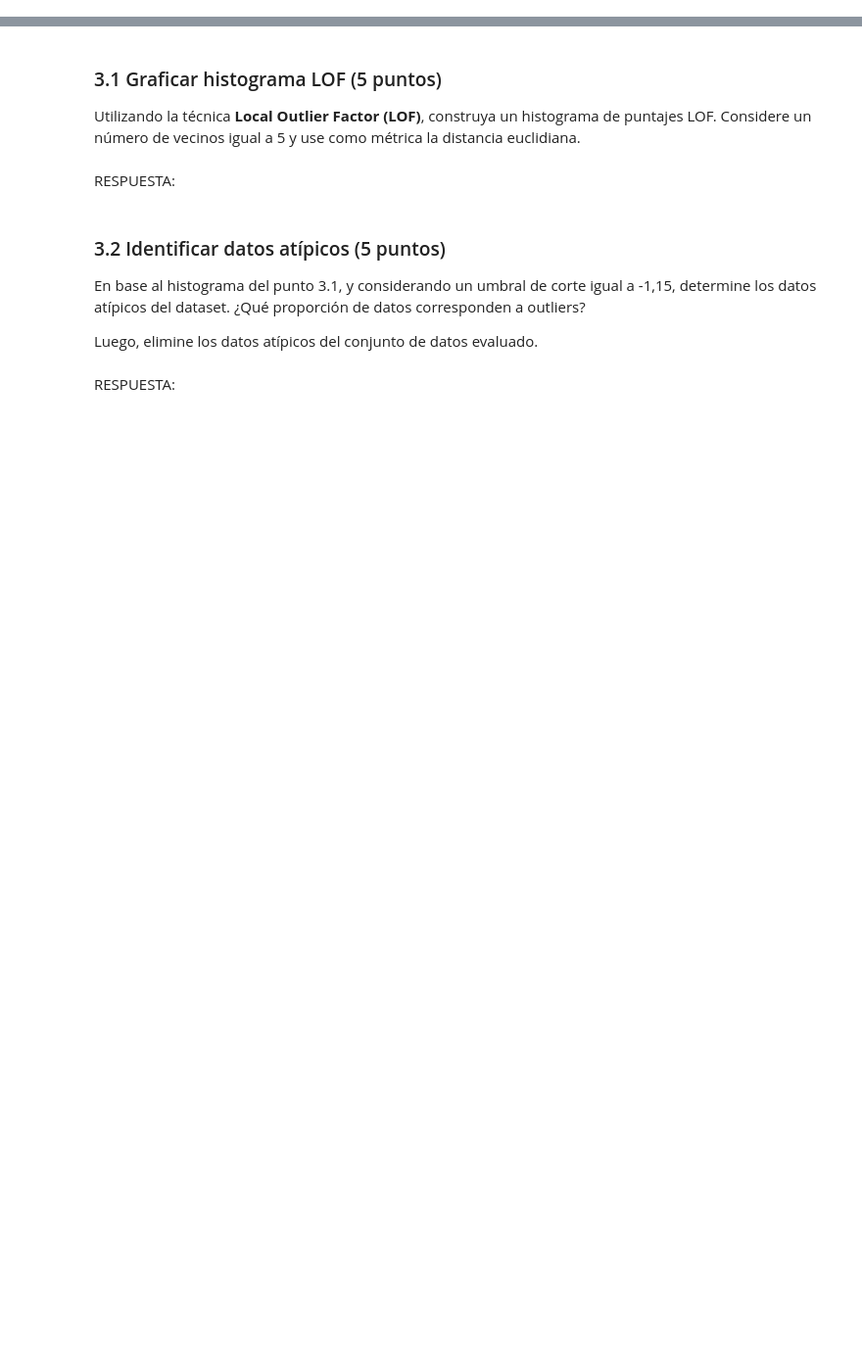
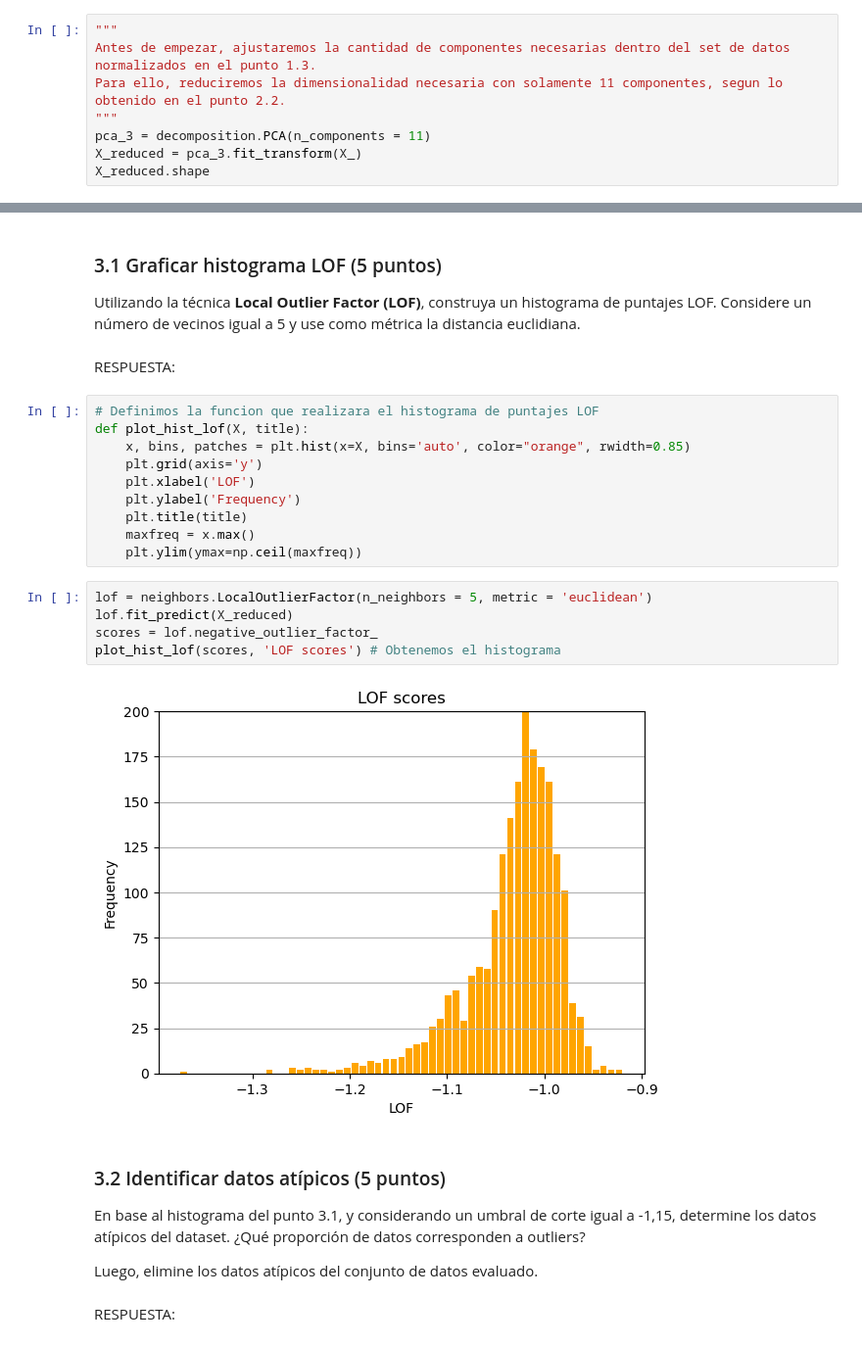
Before and after one commit to pedrozavalat/iic2433-tareas, a Jupyter notebook: t1/T1-IIC2433-PedroPabloZavalaTejos.ipynb, the cells around one changed output, grey strips where cells are left out. Shown: that part at 98% size. Drawn from its saved outputs; the diff is of its cells as text; blank space fills up the shorter version.

```diff
--- a/t1/T1-IIC2433-PedroPabloZavalaTejos.ipynb
+++ b/t1/T1-IIC2433-PedroPabloZavalaTejos.ipynb
@@ -392,3 +392,11 @@ plot_var_curve(pca_2.explained_variance_ratio_)
 ## Parte 3: Detección de outliers (10 puntos)
 # %% [markdown]
 En esta tercera parte se debe evaluar la existencia de outliers en el conjunto de datos que solo contiene variables cuantitativas. Para ello, debe trabajar con la matriz obtenida en el punto 2.2 (retiene el 90% de la varianza).
+# %%
+"""
+Antes de empezar, ajustaremos la cantidad de componentes necesarias dentro del set de datos normalizados en el punto 1.3.
+Para ello, reduciremos la dimensionalidad necesaria con solamente 11 componentes, segun lo obtenido en el punto 2.2.
+"""
+pca_3 = decomposition.PCA(n_components = 11)
+X_reduced = pca_3.fit_transform(X_)
+X_reduced.shape
@@ -398,6 +408,23 @@ En esta tercera parte se debe evaluar la existencia de outliers en el conjunto d
 Utilizando la técnica **Local Outlier Factor (LOF)**, construya un histograma de puntajes LOF. Considere un número de vecinos igual a 5 y use como métrica la distancia euclidiana.
 # %% [markdown]
 RESPUESTA:
+# %%
+# Definimos la funcion que realizara el histograma de puntajes LOF
+def plot_hist_lof(X, title):
+    x, bins, patches = plt.hist(x=X, bins='auto', color="orange", rwidth=0.85)
+    plt.grid(axis='y')
+    plt.xlabel('LOF')
+    plt.ylabel('Frequency')
+    plt.title(title)
+    maxfreq = x.max()
+    plt.ylim(ymax=np.ceil(maxfreq))
+# %%
+lof = neighbors.LocalOutlierFactor(n_neighbors = 5, metric = 'euclidean')
+lof.fit_predict(X_reduced)
+scores = lof.negative_outlier_factor_
+plot_hist_lof(scores, 'LOF scores') # Obtenemos el histograma
+# %% [output]
+[figure, added]
 # %% [markdown]
 ### 3.2 Identificar datos atípicos (5 puntos)
 
```
Also changed, not shown: parts of 10 cells of this notebook.
